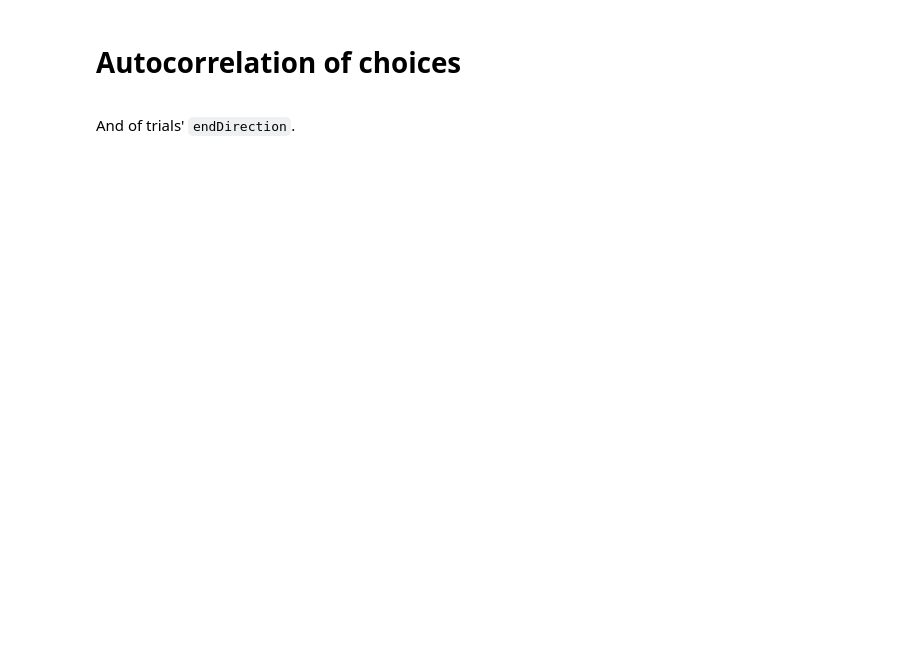
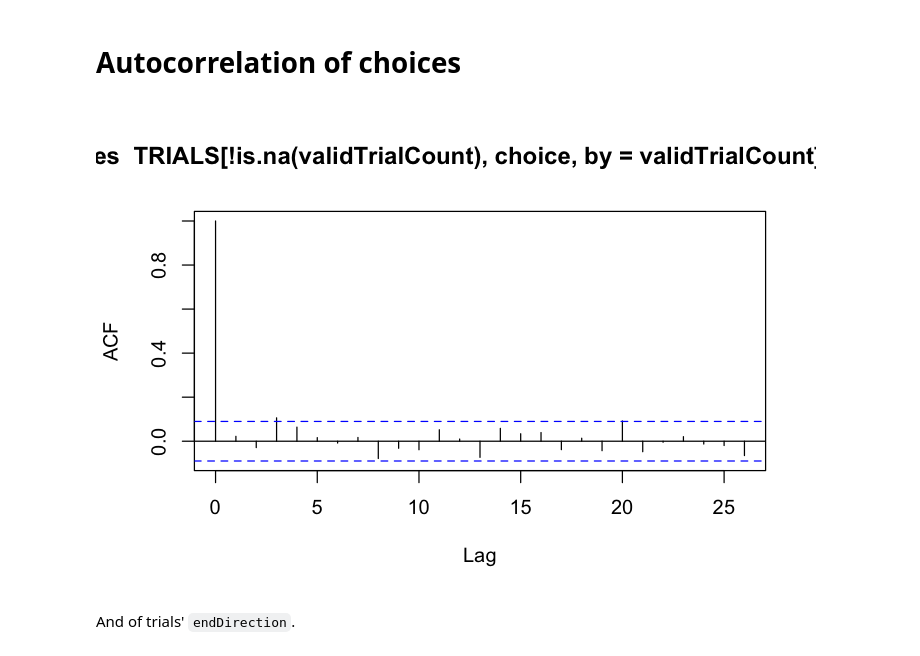
Before and after one commit to TheGoldLab/Analysis_SingleCP_DotsReversal, a Jupyter notebook: Jupyter/pilot11.ipynb, the cells around one changed output. Saved outputs shown, nothing was run; the diff lists cells and outputs as text; code cells hidden in the pictures; blank space fills up the shorter version.

```diff
--- a/Jupyter/pilot11.ipynb
+++ b/Jupyter/pilot11.ipynb
@@ -949,8 +999,10 @@ ggplot(accCoh, aes(x=coherence, y=accuracy)) +
 # %%
 # control output figure size
 options(repr.plot.width=6, repr.plot.height=4)
 
-acf(TRIALS[!is.na(choice), choice, by=trialCount]$choice)
+acf(TRIALS[!is.na(validTrialCount), choice, by=validTrialCount]$choice)
+# %% [output]
+[figure, added]
 # %% [markdown]
 And of trials' `endDirection`.
 # %%
```
Also changed, not shown: parts of 25 cells of this notebook.
